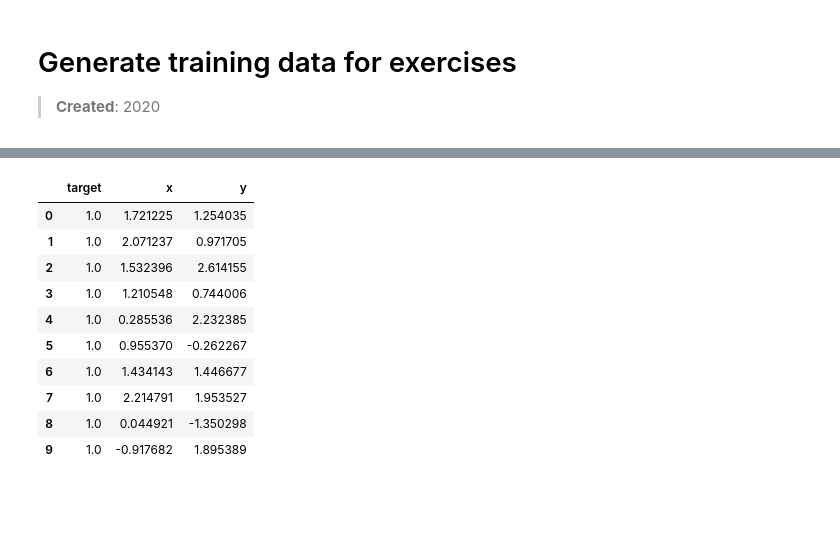
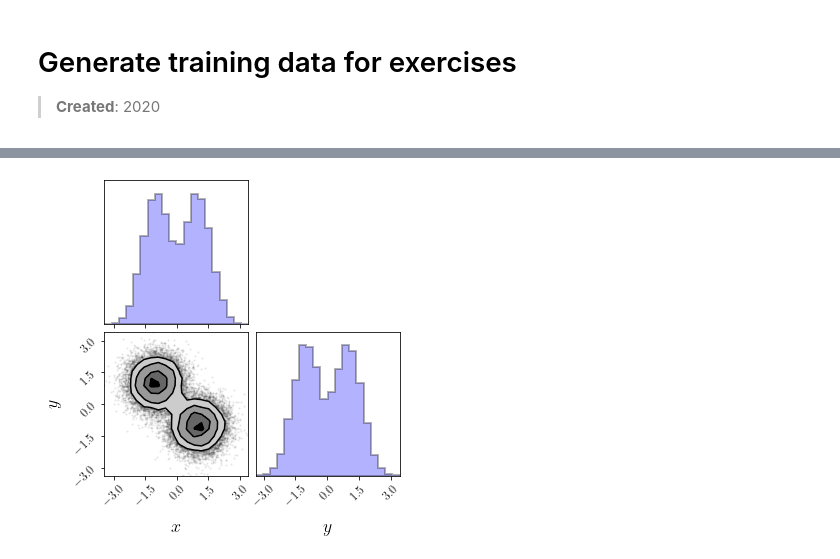
Before and after one commit to hbprosper/mlpracticum, a Jupyter notebook: 00_generate_data.ipynb, the cells around one changed output, grey strips where cells are left out. Cells and saved outputs as stored; diff of their text form; code cells hidden in the pictures; blank space fills up the shorter version.

```diff
--- a/00_generate_data.ipynb
+++ b/00_generate_data.ipynb
@@ -12,12 +26,8 @@ import corner
 # %%
-N   = 30000
-mu  = np.array([0.0, 0.0])
-cov = np.array([[ 1.0,-0.5],
-                [-0.5, 1.5]])
-bkg = st.multivariate_normal.rvs(mu, cov, N)
-X   = [x for x, y in bkg]
-Y   = [y for x, y in bkg]
-T   = np.zeros(N)
-
-bkg = pd.DataFrame({'target': T, 'x': X, 'y': Y})
-bkg[:10]
+def generate(mu, cov, N, target):
+    d  = st.multivariate_normal.rvs(mu, cov, N)
+    X  = [x for x, y in d]
+    Y  = [y for x, y in d]
+    T  = np.zeros(N) if target < 0.5 else np.ones(N)
+    df = pd.DataFrame({'target': T, 'x': X, 'y': Y})
+    return df
@@ -36,24 +34,27 @@ bkg[:10]
-# %%
-N   = 20000
-mu  = np.array([1.0, 1.0])
-cov = np.array([[1.5, 0.5],
-                [0.5, 1.5]])
-sig = st.multivariate_normal.rvs(mu, cov, N)
-X   = [x for x, y in sig]
-Y   = [y for x, y in sig]
-T   = np.ones(N)
-
-sig = pd.DataFrame({'target': T, 'x': X, 'y': Y})
-sig[:10]
-# %% [output]
-|  | target | x | y |
-| 0 | 1.0 | 1.721225 | 1.254035 |
-| 1 | 1.0 | 2.071237 | 0.971705 |
-| 2 | 1.0 | 1.532396 | 2.614155 |
-| 3 | 1.0 | 1.210548 | 0.744006 |
-| 4 | 1.0 | 0.285536 | 2.232385 |
-| 5 | 1.0 | 0.955370 | -0.262267 |
-| 6 | 1.0 | 1.434143 | 1.446677 |
-| 7 | 1.0 | 2.214791 | 1.953527 |
-| 8 | 1.0 | 0.044921 | -1.350298 |
-| 9 | 1.0 | -0.917682 | 1.895389 |
+# %%
+N   = 15000
+mu  = np.array([-1.0, 1.0])
+cov = np.array([[ 0.4, 0.0],
+                [ 0.0, 0.4]])
+b1  = generate(mu, cov, N, 0)
+# %%
+N   = 15000
+mu  = np.array([1.0,-1.0])
+cov = np.array([[ 0.4, 0.0],
+                [ 0.0, 0.4]])
+b2  = generate(mu, cov, N, 0)
+bkg = b1.append(b2)
+# %%
+inputs = ['x', 'y']
+labels = ['$x$', '$y$']
+fig = corner.corner(bkg[inputs],
+                    labels=labels,
+                    fill_contours=True,
+                    hist_kwargs={'histtype': 'stepfilled',
+                                 'linewidth': 2,
+                                 'edgecolor': 'black',
+                                 'facecolor': 'blue',
+                                 'alpha': 0.3})
+fig.savefig('fig_bkg.pdf')
+# %% [output]
+[figure, added]
```
Also changed, not shown: parts of 17 cells of this notebook, 1 other file.
